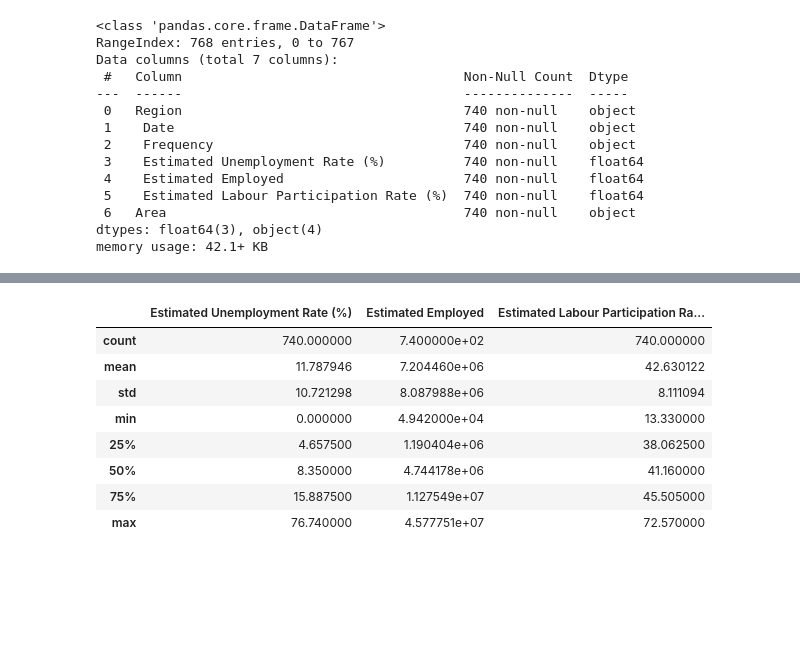
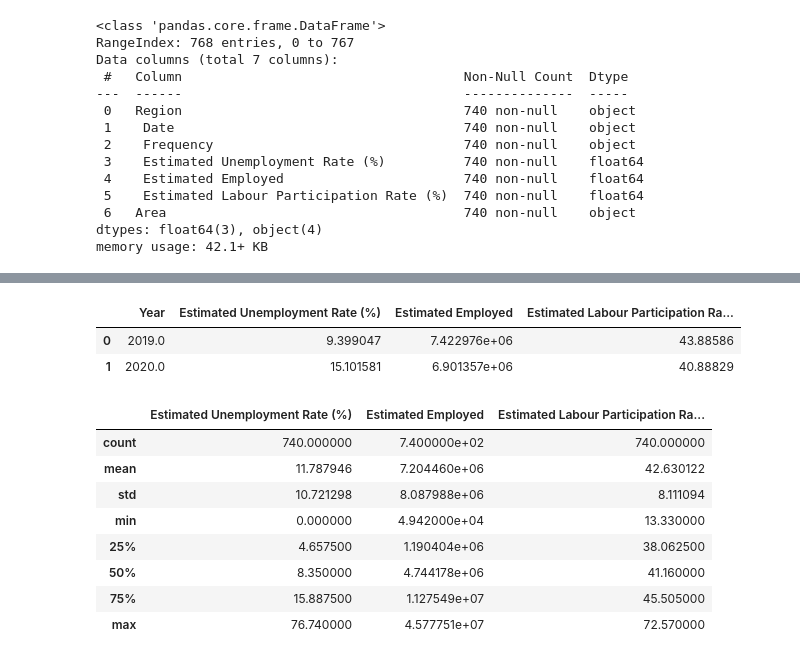
Before and after one commit to Codeworm08/OIBSIP, a Jupyter notebook: unemploymentAnalysis.ipynb, the cells around one changed output, grey strips where cells are left out. Cells and saved outputs as stored; diff of their text form; code cells hidden in the pictures; blank space fills up the shorter version.

```diff
--- a/unemploymentAnalysis.ipynb
+++ b/unemploymentAnalysis.ipynb
@@ -39,3 +36,14 @@ Type of 'Date' column has been set to object. Let's change it to datetime:
+# %%
+year=unemployed
+year[' Date']=pd.to_datetime(unemployed[' Date'],dayfirst=True)
+year['Year']=year[' Date'].dt.year
+year=year.groupby("Year")[[" Estimated Unemployment Rate (%)"," Estimated Employed"," Estimated Labour Participation Rate (%)"]].mean()
+year=pd.DataFrame(year).reset_index()
+year.head()
+# %% [output]
+|  | Year | Estimated Unemployment Rate (%) | Estimated Employed | Estimated Labour Participation Ra... |
+| 0 | 2019.0 | 9.399047 | 7.422976e+06 | 43.88586 |
+| 1 | 2020.0 | 15.101581 | 6.901357e+06 | 40.88829 |
 # %%
 unemployed.describe()
 # %% [output]
```
Also changed, not shown: parts of 8 cells of this notebook.
